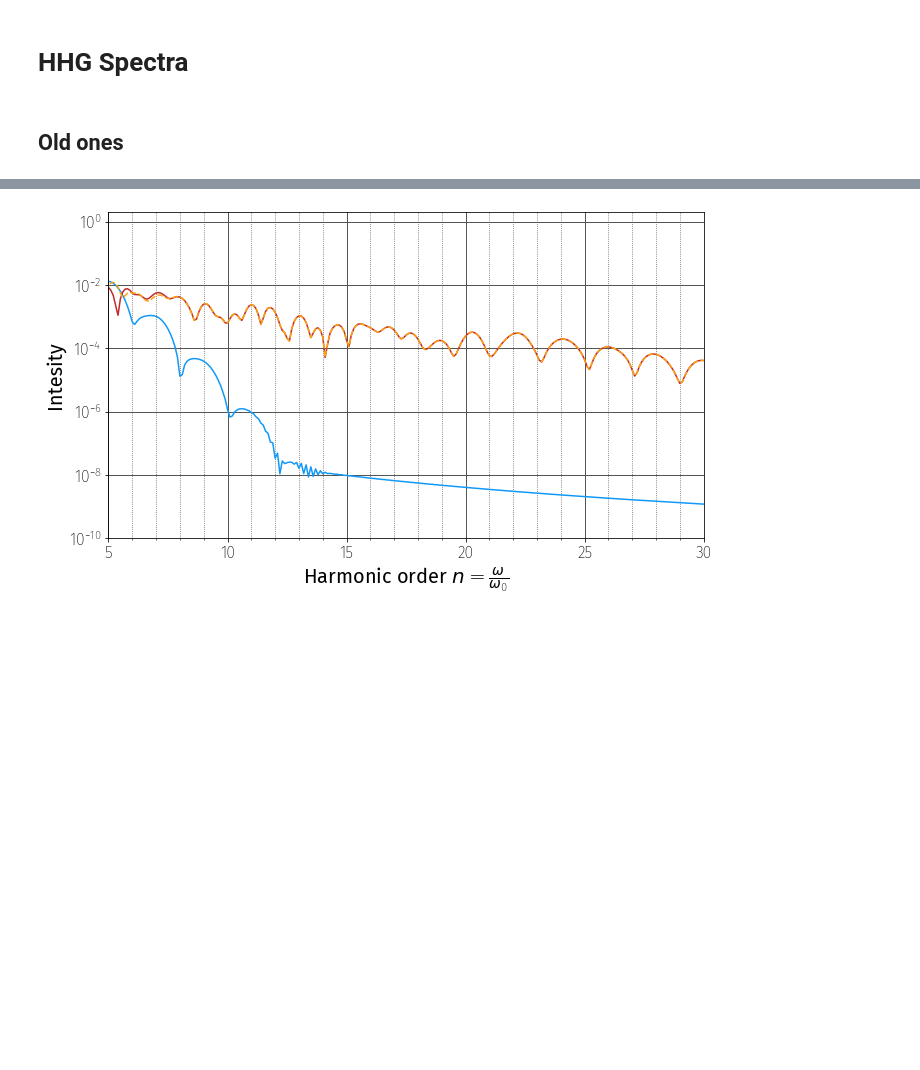
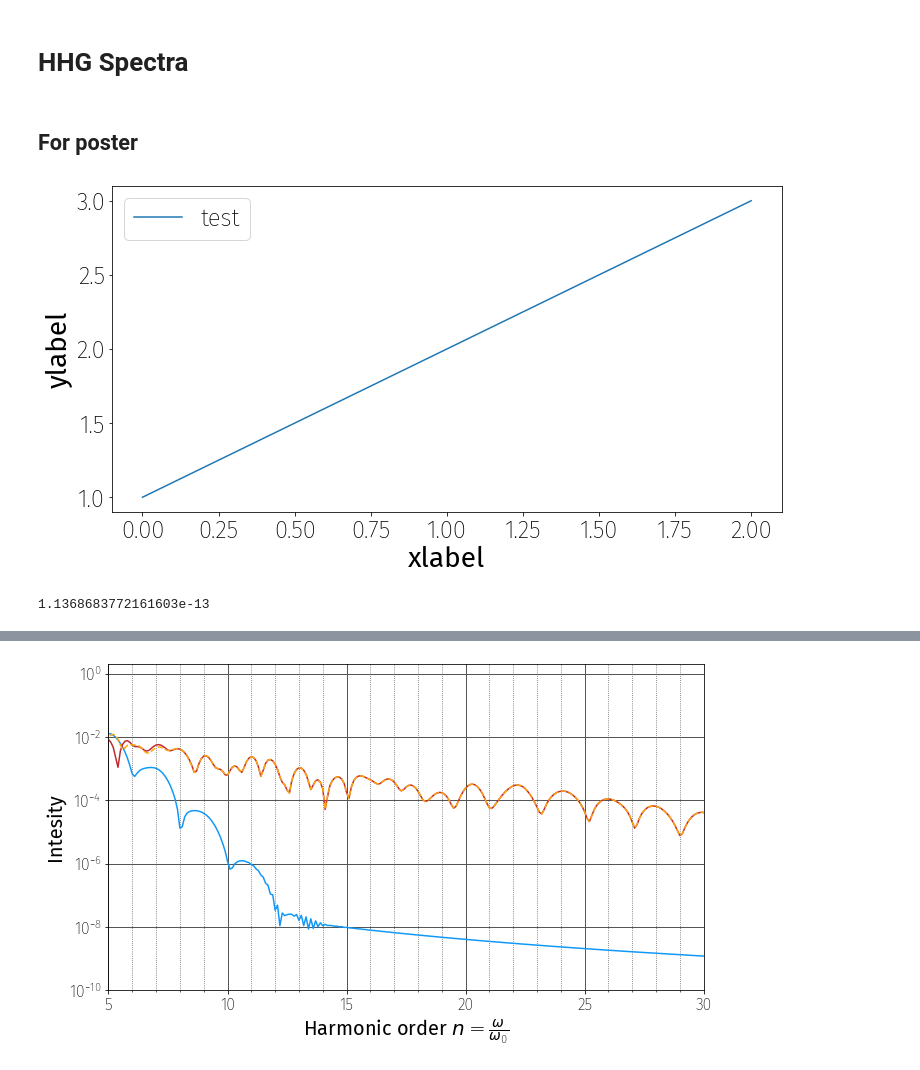
Before and after one commit to howbgl/Damysos.jl, a Jupyter notebook: jupyter/dpg2024-plots.ipynb, the cells around one changed output, grey strips where cells are left out. Saved outputs shown, nothing was run; the diff lists cells and outputs as text; code cells hidden in the pictures; blank space fills up the shorter version.

```diff
--- a/jupyter/dpg2024-plots.ipynb
+++ b/jupyter/dpg2024-plots.ipynb
@@ -29,7 +29,23 @@ array([-2.87007410e-14,  3.32698816e-09,  1.33354708e-08, ...,
         2.04623832e-01,  2.04444220e-01,  2.04265029e-01])
 # %% [markdown]
 # HHG Spectra
-# %% [markdown]
-## Old ones
 # %%
 hanning = matplotlib.mlab.window_hanning
+# %% [markdown]
+## For poster
+# %%
+import matplotlib.pyplot as plt
+plt.rcParams['font.family'] = 'sans-serif'
+plt.rcParams['font.sans-serif'] = ['Fira Sans']
+plt.rcParams['font.weight'] = 'light'
+plt.rcParams['font.size'] = 24
+
+fig, ax = plt.subplots(figsize=(12,6))
+ax.plot([1, 2, 3], label='test')
+
+ax.legend()
+plt.xlabel('xlabel', fontsize=28)
+plt.ylabel('ylabel', fontsize=28)
+plt.show()
+# %% [output]
+[figure, added]
@@ -35,0 +57,4 @@ hanning = matplotlib.mlab.window_hanning
+# %%
+hanning(data.t).sum()
+# %% [output]
+1.1368683772161603e-13
```
Also changed, not shown: parts of 17 cells of this notebook, 23 other files.
